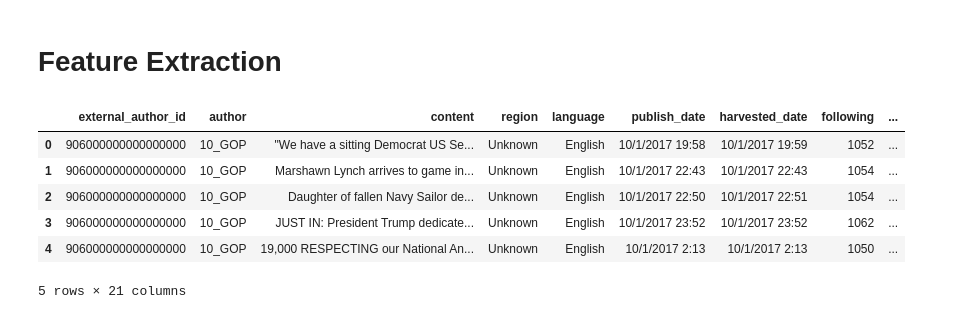
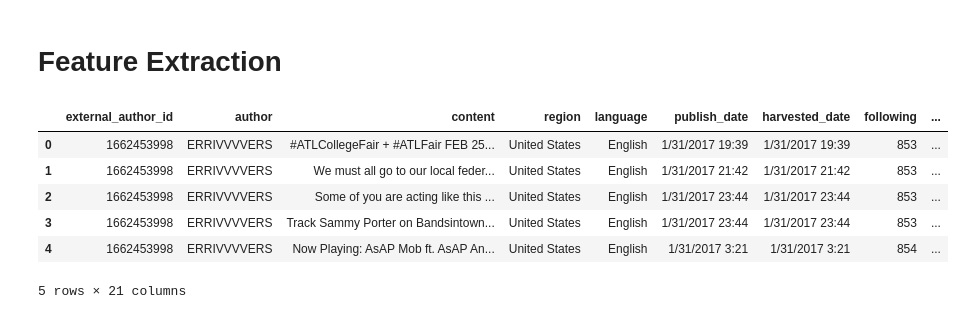
Before and after one commit to ishtails/troll-tweets, a Jupyter notebook: notebooks/feature_extraction.ipynb, the cells around one changed output. Saved outputs shown, nothing was run; the diff lists cells and outputs as text; code cells hidden in the pictures.

```diff
--- a/notebooks/feature_extraction.ipynb
+++ b/notebooks/feature_extraction.ipynb
@@ -3,15 +3,15 @@
 # %%
 import pandas as pd
 
-raw_data = pd.read_csv(r"d:\Code\ml\troll-tweets\data\raw\IRAhandle_tweets_1.csv")
+raw_data = pd.read_csv(r"d:\Code\ml\troll-tweets\data\raw\IRAhandle_tweets_5.csv")
 raw_data.head()
 # %% [output]
 |  | external_author_id | author | content | region | language | publish_date | harvested_date | following | ... |
-| 0 | 906000000000000000 | 10_GOP | "We have a sitting Democrat US Se... | Unknown | English | 10/1/2017 19:58 | 10/1/2017 19:59 | 1052 | ... |
-| 1 | 906000000000000000 | 10_GOP | Marshawn Lynch arrives to game in... | Unknown | English | 10/1/2017 22:43 | 10/1/2017 22:43 | 1054 | ... |
-| 2 | 906000000000000000 | 10_GOP | Daughter of fallen Navy Sailor de... | Unknown | English | 10/1/2017 22:50 | 10/1/2017 22:51 | 1054 | ... |
-| 3 | 906000000000000000 | 10_GOP | JUST IN: President Trump dedicate... | Unknown | English | 10/1/2017 23:52 | 10/1/2017 23:52 | 1062 | ... |
-| 4 | 906000000000000000 | 10_GOP | 19,000 RESPECTING our National An... | Unknown | English | 10/1/2017 2:13 | 10/1/2017 2:13 | 1050 | ... |
+| 0 | 1662453998 | ERRIVVVVERS | #ATLCollegeFair + #ATLFair FEB 25... | United States | English | 1/31/2017 19:39 | 1/31/2017 19:39 | 853 | ... |
+| 1 | 1662453998 | ERRIVVVVERS | We must all go to our local feder... | United States | English | 1/31/2017 21:42 | 1/31/2017 21:42 | 853 | ... |
+| 2 | 1662453998 | ERRIVVVVERS | Some of you are acting like this ... | United States | English | 1/31/2017 23:44 | 1/31/2017 23:44 | 853 | ... |
+| 3 | 1662453998 | ERRIVVVVERS | Track Sammy Porter on Bandsintown... | United States | English | 1/31/2017 23:44 | 1/31/2017 23:44 | 853 | ... |
+| 4 | 1662453998 | ERRIVVVVERS | Now Playing: AsAP Mob ft. AsAP An... | United States | English | 1/31/2017 3:21 | 1/31/2017 3:21 | 854 | ... |
 5 rows × 21 columns
 # %%
 # keep only the columns we need
```
Also changed, not shown: parts of 7 cells of this notebook, 3 other files.
